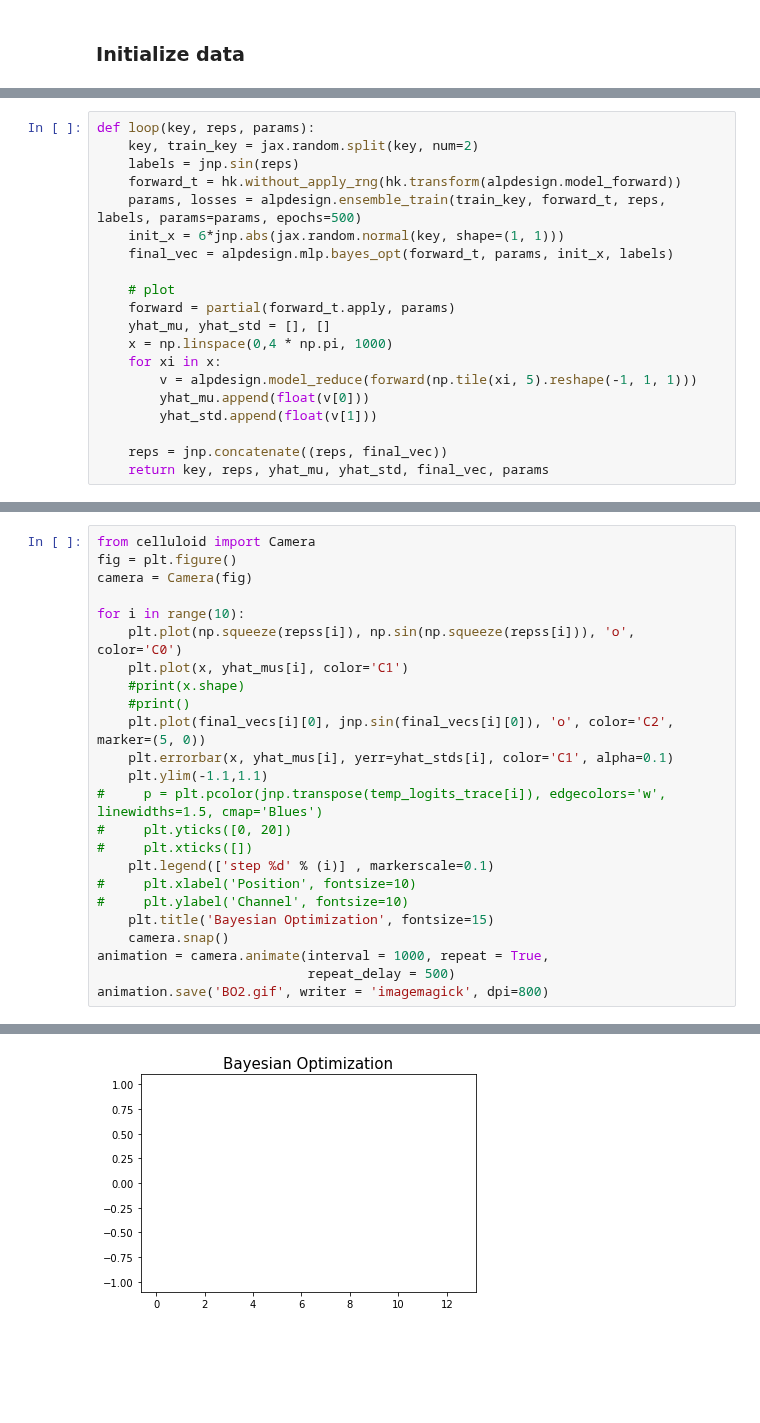
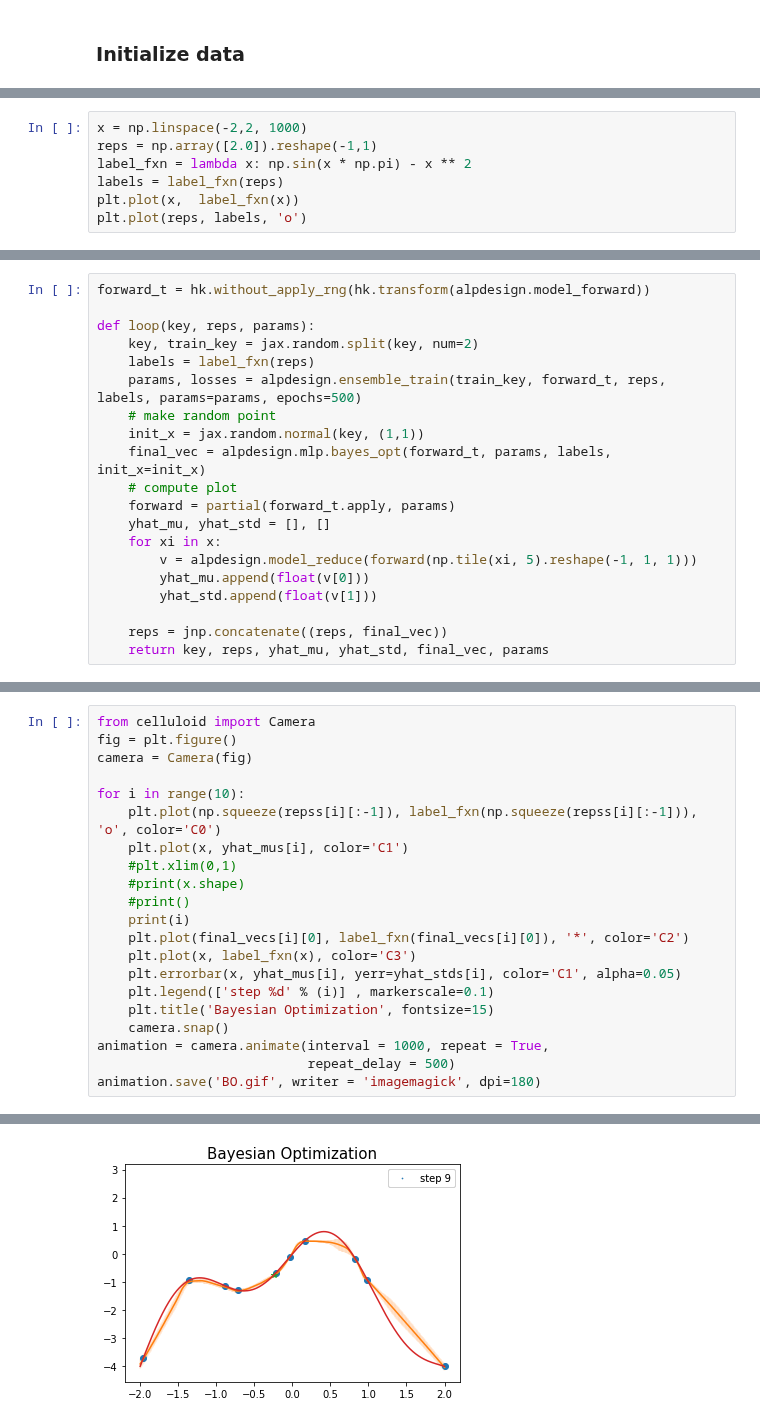
Before and after one commit to ur-whitelab/wazy, a Jupyter notebook: paper/Bayesian-Opt Sine.ipynb, the cells around one changed output, grey strips where cells are left out. Cells and saved outputs as stored; diff of their text form; blank space fills up the shorter version.

```diff
--- a/paper/Bayesian-Opt Sine.ipynb
+++ b/paper/Bayesian-Opt Sine.ipynb
@@ -36,0 +14,7 @@ print(len(reps))
+# %%
+x = np.linspace(-2,2, 1000)
+reps = np.array([2.0]).reshape(-1,1)
+label_fxn = lambda x: np.sin(x * np.pi) - x ** 2
+labels = label_fxn(reps)
+plt.plot(x,  label_fxn(x))
+plt.plot(reps, labels, 'o')
@@ -37,16 +24,16 @@ print(len(reps))
 # %%
+forward_t = hk.without_apply_rng(hk.transform(alpdesign.model_forward))
+
 def loop(key, reps, params):
     key, train_key = jax.random.split(key, num=2)
-    labels = jnp.sin(reps)
-    forward_t = hk.without_apply_rng(hk.transform(alpdesign.model_forward))
+    labels = label_fxn(reps)
     params, losses = alpdesign.ensemble_train(train_key, forward_t, reps, labels, params=params, epochs=500)
-    init_x = 6*jnp.abs(jax.random.normal(key, shape=(1, 1)))
-    final_vec = alpdesign.mlp.bayes_opt(forward_t, params, init_x, labels)
-
-    # plot
+    # make random point
+    init_x = jax.random.normal(key, (1,1))
+    final_vec = alpdesign.mlp.bayes_opt(forward_t, params, labels, init_x=init_x)
+    # compute plot
     forward = partial(forward_t.apply, params)
     yhat_mu, yhat_std = [], []
-    x = np.linspace(0,4 * np.pi, 1000)
     for xi in x:
         v = alpdesign.model_reduce(forward(np.tile(xi, 5).reshape(-1, 1, 1)))
         yhat_mu.append(float(v[0]))
@@ -87,22 +84,19 @@ fig = plt.figure()
 camera = Camera(fig)
 
 for i in range(10):
-    plt.plot(np.squeeze(repss[i]), np.sin(np.squeeze(repss[i])), 'o', color='C0')
+    plt.plot(np.squeeze(repss[i][:-1]), label_fxn(np.squeeze(repss[i][:-1])), 'o', color='C0')
     plt.plot(x, yhat_mus[i], color='C1')
+    #plt.xlim(0,1)
     #print(x.shape)
     #print()
-    plt.plot(final_vecs[i][0], jnp.sin(final_vecs[i][0]), 'o', color='C2',  marker=(5, 0))
-    plt.errorbar(x, yhat_mus[i], yerr=yhat_stds[i], color='C1', alpha=0.1)
-    plt.ylim(-1.1,1.1)
-#     p = plt.pcolor(jnp.transpose(temp_logits_trace[i]), edgecolors='w', linewidths=1.5, cmap='Blues')
-#     plt.yticks([0, 20])
-#     plt.xticks([])
+    print(i)
+    plt.plot(final_vecs[i][0], label_fxn(final_vecs[i][0]), '*', color='C2')
+    plt.plot(x, label_fxn(x), color='C3')
+    plt.errorbar(x, yhat_mus[i], yerr=yhat_stds[i], color='C1', alpha=0.05)
     plt.legend(['step %d' % (i)] , markerscale=0.1)
-#     plt.xlabel('Position', fontsize=10)
-#     plt.ylabel('Channel', fontsize=10)
     plt.title('Bayesian Optimization', fontsize=15)
     camera.snap()
 animation = camera.animate(interval = 1000, repeat = True,
                            repeat_delay = 500)
-animation.save('BO2.gif', writer = 'imagemagick', dpi=800)
+animation.save('BO.gif', writer = 'imagemagick', dpi=180)
 # %% [output]
@@ -110 +113 @@ WARNING:matplotlib.animation:MovieWriter imagemagick unavailable; using Pillow i
-[figure, old version]
+[figure, new version]
```
Also changed, not shown: parts of 13 cells of this notebook, 5 other files.
